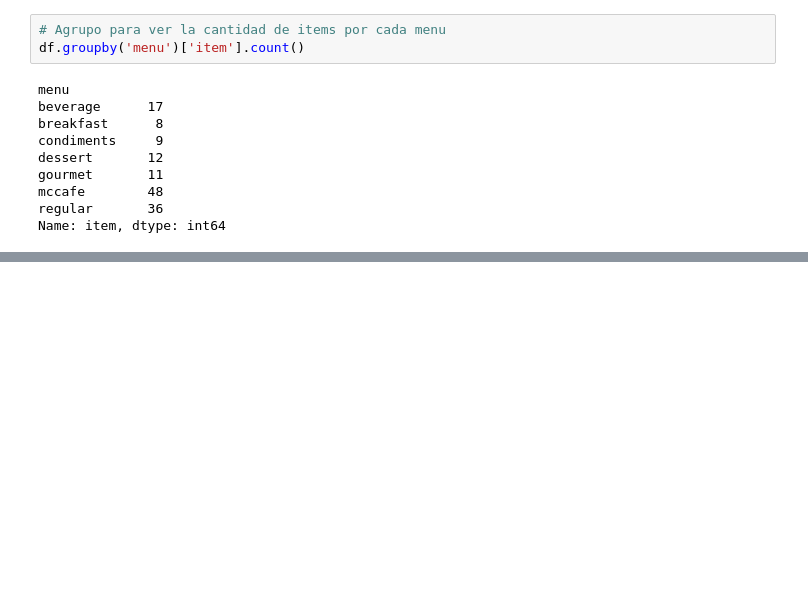
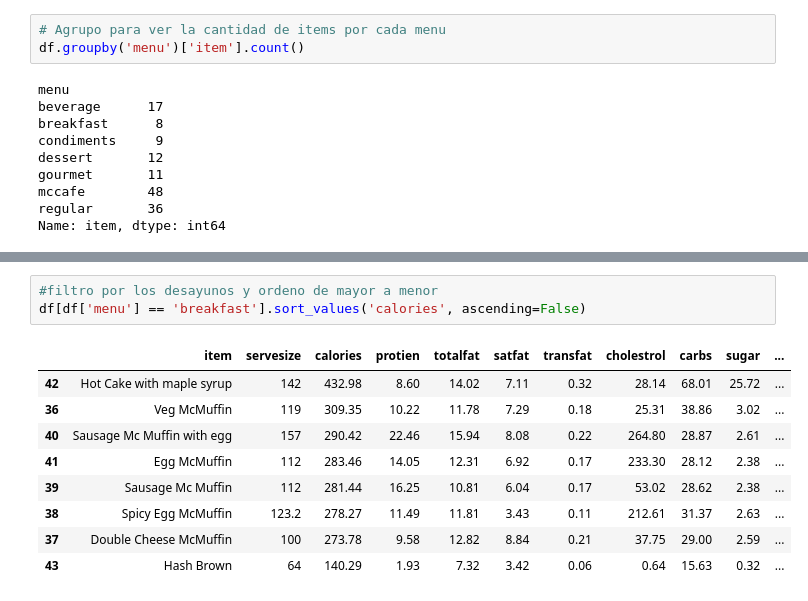
Before and after one commit to DataMasterBI/mcdonalds, a Jupyter notebook: EDA.ipynb, the cells around one changed output, grey strips where cells are left out. Saved outputs shown, nothing was run; the diff lists cells and outputs as text; blank space fills up the shorter version.

```diff
--- a/EDA.ipynb
+++ b/EDA.ipynb
@@ -191,2 +181,15 @@ df[df['menu'] == 'beverage']
 | 130 | Coke Zero Can | 330 | 0.99 | 0.00 | 0.00 | 0.00 | 0.00 | 0.00 | 0.00 | 0.00 | ... |
 | 131 | Vedica Natural Mineral Water | 500 | 0.00 | 0.00 | 0.00 | 0.00 | 0.00 | 0.00 | 0.00 | 0.00 | ... |
+# %%
+#filtro por los desayunos y ordeno de mayor a menor
+df[df['menu'] == 'breakfast'].sort_values('calories', ascending=False)
+# %% [output]
+|  | item | servesize | calories | protien | totalfat | satfat | transfat | cholestrol | carbs | sugar | ... |
+| 42 | Hot Cake with maple syrup | 142 | 432.98 | 8.60 | 14.02 | 7.11 | 0.32 | 28.14 | 68.01 | 25.72 | ... |
+| 36 | Veg McMuffin | 119 | 309.35 | 10.22 | 11.78 | 7.29 | 0.18 | 25.31 | 38.86 | 3.02 | ... |
+| 40 | Sausage Mc Muffin with egg | 157 | 290.42 | 22.46 | 15.94 | 8.08 | 0.22 | 264.80 | 28.87 | 2.61 | ... |
+| 41 | Egg McMuffin | 112 | 283.46 | 14.05 | 12.31 | 6.92 | 0.17 | 233.30 | 28.12 | 2.38 | ... |
+| 39 | Sausage Mc Muffin | 112 | 281.44 | 16.25 | 10.81 | 6.04 | 0.17 | 53.02 | 28.62 | 2.38 | ... |
+| 38 | Spicy Egg McMuffin | 123.2 | 278.27 | 11.49 | 11.81 | 3.43 | 0.11 | 212.61 | 31.37 | 2.63 | ... |
+| 37 | Double Cheese McMuffin | 100 | 273.78 | 9.58 | 12.82 | 8.84 | 0.21 | 37.75 | 29.00 | 2.59 | ... |
+| 43 | Hash Brown | 64 | 140.29 | 1.93 | 7.32 | 3.42 | 0.06 | 0.64 | 15.63 | 0.32 | ... |
```
Also changed, not shown: parts of 3 cells of this notebook.
